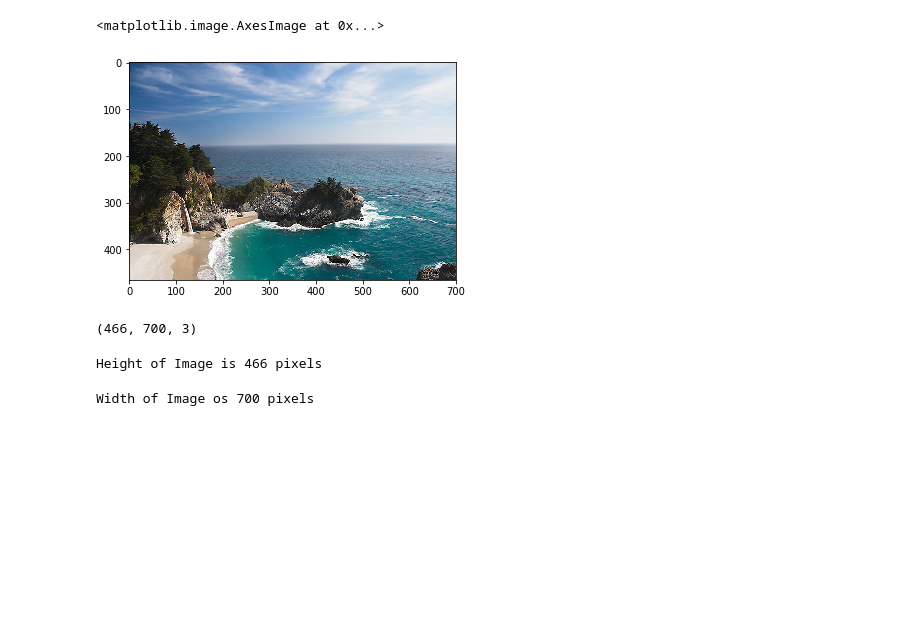
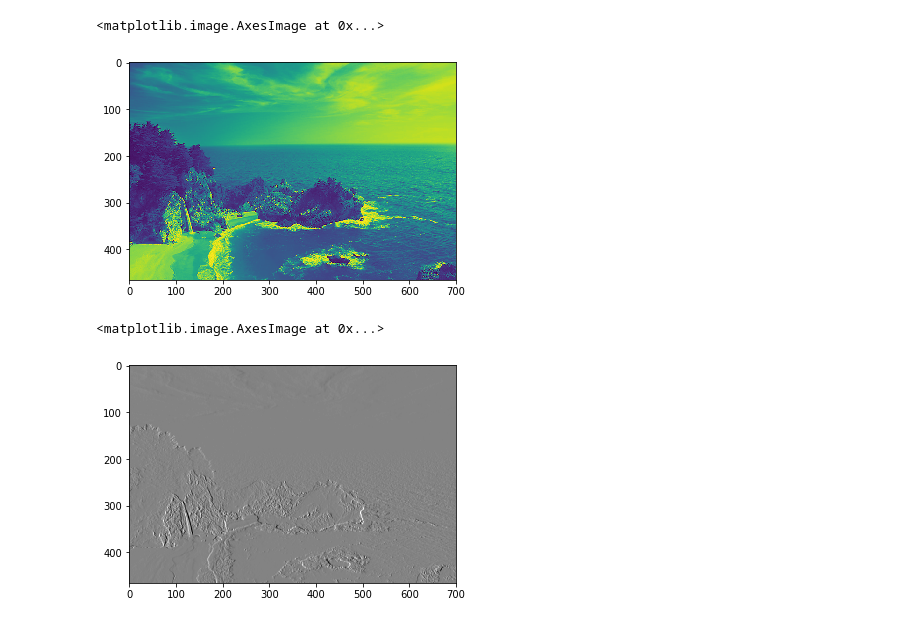
Before and after one commit to sicktastic/opencsv-playground, a Jupyter notebook: seam_carving/Gradient.ipynb, the cells around one changed output. Saved outputs shown, nothing was run; the diff lists cells and outputs as text; code cells hidden in the pictures; blank space fills up the shorter version.

Commit message:
Add gray scale gradient

```diff
--- a/seam_carving/Gradient.ipynb
+++ b/seam_carving/Gradient.ipynb
@@ -6,22 +6,15 @@ import numpy as np
 from matplotlib import pyplot as plt
 %matplotlib inline
 # %%
-a = cv2.imread('images/fig5.png')
-a = cv2.cvtColor(a, cv2.COLOR_BGR2RGB)
+a = cv2.imread('images/fig5.png', 0)
 
 plt.imshow(a)
 # %% [output]
 <matplotlib.image.AxesImage at 0x...>
-[figure, old version]
+[figure, new version]
-# %%
-print(a.shape)
-# %% [output]
-(466, 700, 3)
-# %%
-print("Height of Image is", int(a.shape[0]), "pixels")
-# %% [output]
-Height of Image is 466 pixels
-# %%
-print("Width of Image os", int(a.shape[1]), "pixels")
-# %% [output]
-Width of Image os 700 pixels
+# %%
+sobel_x = cv2.Sobel(a,cv2.CV_64F,1,0,ksize=5)
+plt.imshow(sobel_x, cmap = 'gray')
+# %% [output]
+<matplotlib.image.AxesImage at 0x...>
+[figure, added]
```
Also changed, not shown: parts of 1 cell of this notebook.
